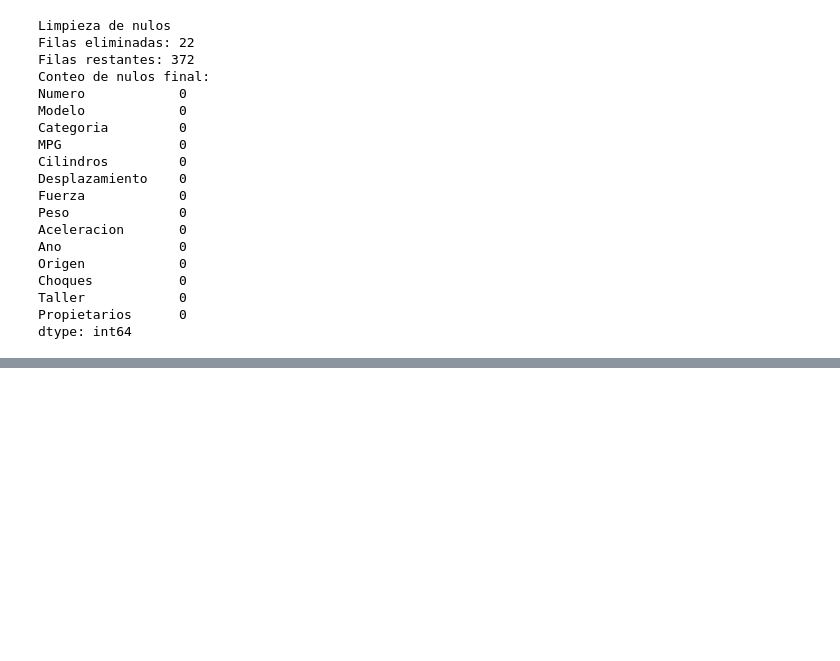
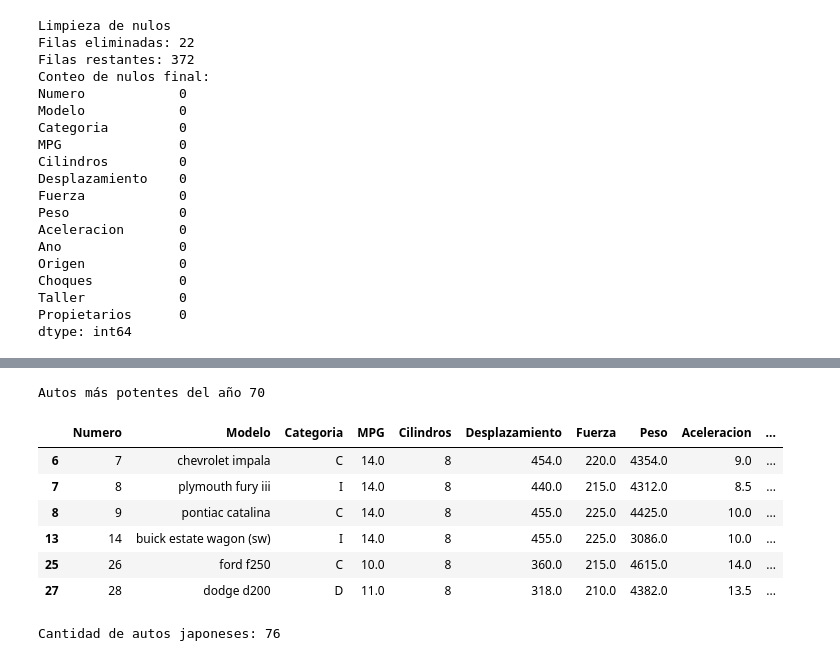
Before and after one commit to tomaspro56/EntregablesLogica, a Jupyter notebook: Analisis.ipynb, the cells around one changed output, grey strips where cells are left out. Cells and saved outputs as stored; diff of their text form; code cells hidden in the pictures; blank space fills up the shorter version.

```diff
--- a/Analisis.ipynb
+++ b/Analisis.ipynb
@@ -115,0 +191,22 @@ dtype: int64
+# %%
+# 4.3 Filtro de autos del año 70 Y con fuerza > 200
+# Nota: Ajusta '70' si en tu dataset el año viene como 1970
+filtro_pro = df[(df['Ano'] == 70) & (df['Fuerza'] > 200)]
+
+print("Autos más potentes del año 70")
+display(filtro_pro)
+# %% [output]
+Autos más potentes del año 70
+|  | Numero | Modelo | Categoria | MPG | Cilindros | Desplazamiento | Fuerza | Peso | Aceleracion | ... |
+| 6 | 7 | chevrolet impala | C | 14.0 | 8 | 454.0 | 220.0 | 4354.0 | 9.0 | ... |
+| 7 | 8 | plymouth fury iii | I | 14.0 | 8 | 440.0 | 215.0 | 4312.0 | 8.5 | ... |
+| 8 | 9 | pontiac catalina | C | 14.0 | 8 | 455.0 | 225.0 | 4425.0 | 10.0 | ... |
+| 13 | 14 | buick estate wagon (sw) | I | 14.0 | 8 | 455.0 | 225.0 | 3086.0 | 10.0 | ... |
+| 25 | 26 | ford f250 | C | 10.0 | 8 | 360.0 | 215.0 | 4615.0 | 14.0 | ... |
+| 27 | 28 | dodge d200 | D | 11.0 | 8 | 318.0 | 210.0 | 4382.0 | 13.5 | ... |
+# %%
+# 4.4 Filtrar solo autos de origen Japonés
+autos_japoneses = df[df['Origen'] == 'Japan']
+print(f"Cantidad de autos japoneses: {len(autos_japoneses)}")
+# %% [output]
+Cantidad de autos japoneses: 76
```
Also changed, not shown: parts of 8 cells of this notebook.
